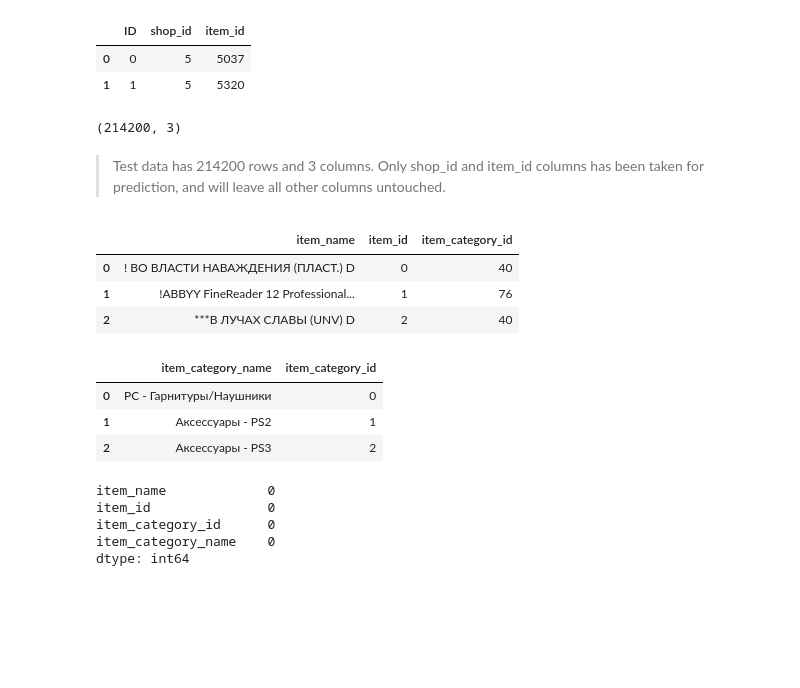
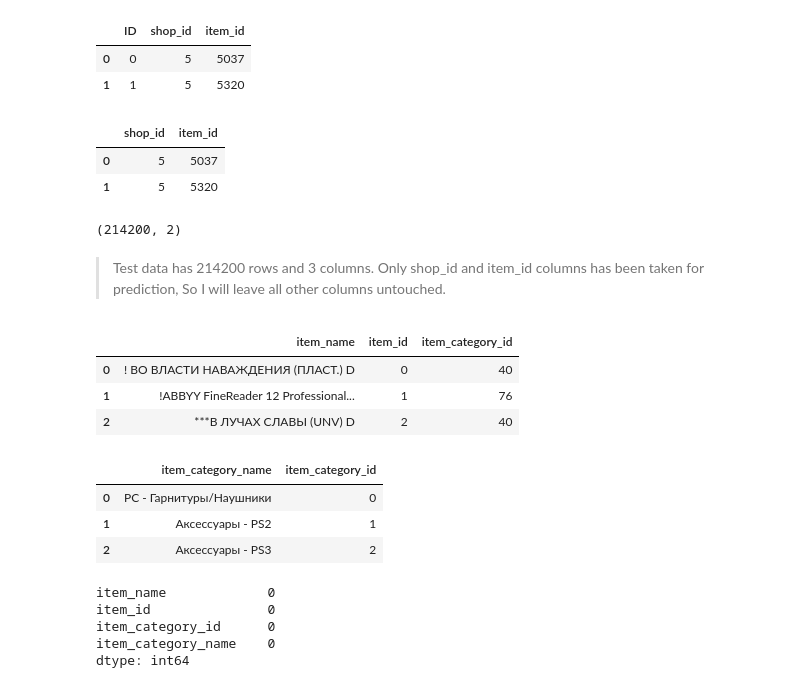
Before and after one commit to iamvivekanand/ML, a Jupyter notebook: MyProjects/051_Future_Sales_Predictions/future-sales-prediction.ipynb, the cells around one changed output. Drawn from its saved outputs; the diff is of its cells as text; code cells hidden in the pictures; blank space fills up the shorter version.

```diff
--- a/MyProjects/051_Future_Sales_Predictions/future-sales-prediction.ipynb
+++ b/MyProjects/051_Future_Sales_Predictions/future-sales-prediction.ipynb
@@ -39,10 +39,17 @@ ID=test['ID']
+# %%
+test=test.drop('ID',axis=1)
+test.head(2)
+# %% [output]
+|  | shop_id | item_id |
+| 0 | 5 | 5037 |
+| 1 | 5 | 5320 |
 # %%
 test.shape
 # %% [output]
-(214200, 3)
+(214200, 2)
 # %% [markdown]
 >Test data has 214200 rows and 3 columns.
-Only shop_id and item_id columns has been taken for prediction, and will leave all other columns untouched.
+Only shop_id and item_id columns has been taken for prediction, So I will leave all other columns untouched.
 # %%
 # Reading first 3 rows of item dataset
 items.head(3)
@@ -53,14 +60,14 @@ items.head(3)
 | 2 | ***В ЛУЧАХ СЛАВЫ (UNV) D | 2 | 40 |
 # %%
 # items.drop('item_name',axis=1,inplace=True)
+
+# Reading Item Categories
+item_categories.head(3)
+# %% [output]
+|  | item_category_name | item_category_id |
+| 0 | PC - Гарнитуры/Наушники | 0 |
+| 1 | Аксессуары - PS2 | 1 |
+| 2 | Аксессуары - PS3 | 2 |
-# %%
-# Reading Item Categories
-item_categories.head(3)
-# %% [output]
-|  | item_category_name | item_category_id |
-| 0 | PC - Гарнитуры/Наушники | 0 |
-| 1 | Аксессуары - PS2 | 1 |
-| 2 | Аксессуары - PS3 | 2 |
 # %%
 # Merging items and item_categories
 
```
Also changed, not shown: parts of 23 cells of this notebook.
